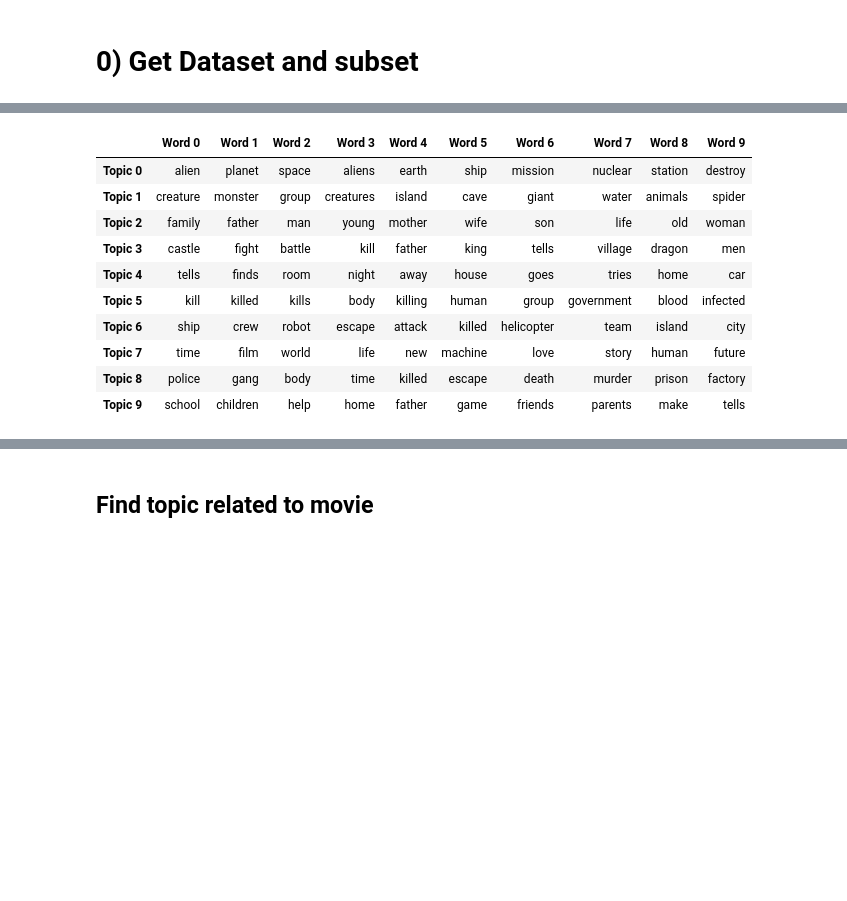
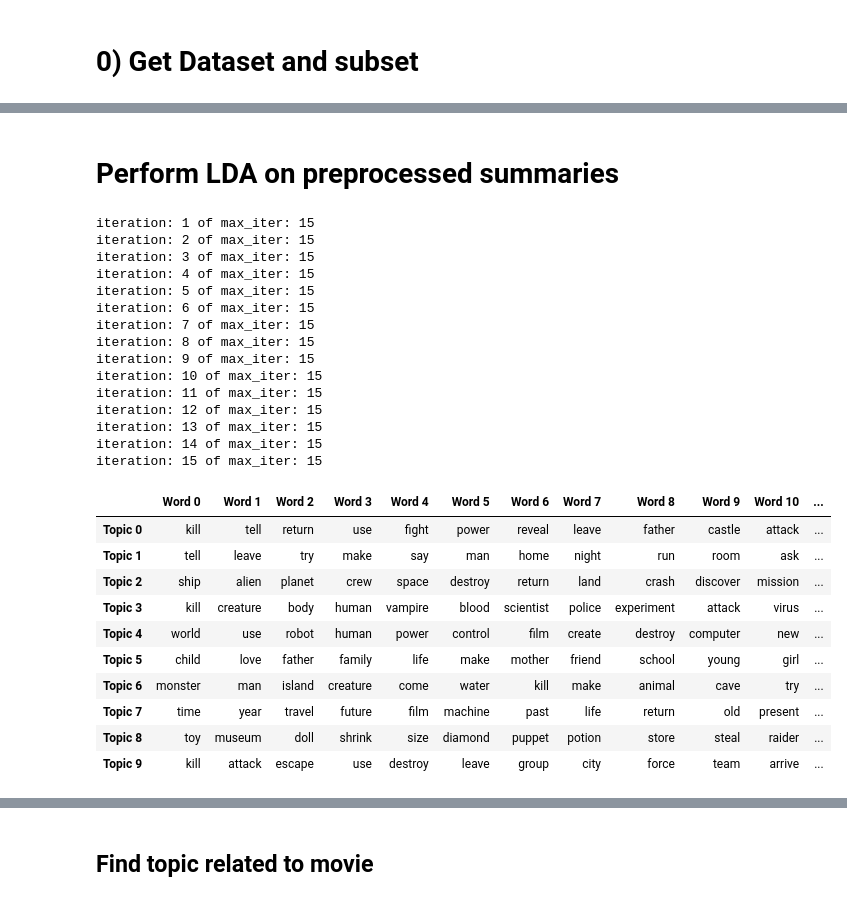
Before and after one commit to epfl-ada/ada-2023-project-thepiratesofthestreet, a Jupyter notebook: Topic_Model_sklearn.ipynb, the cells around one changed output, grey strips where cells are left out. Drawn from its saved outputs; the diff is of its cells as text; code cells hidden in the pictures; blank space fills up the shorter version.

```diff
--- a/Topic_Model_sklearn.ipynb
+++ b/Topic_Model_sklearn.ipynb
@@ -30,7 +30,7 @@ df_movies, df_summaries = preprocessing.get_datasets()
 df_genres = preprocessing.get_movie_genres_dataframe(df_movies=df_movies)
 
 if os.path.exists('df_fictional_summaries.csv'):
-    df_fictional_summaries = pd.load('df_fictional_summaries.csv')
+    df_fictional_summaries = pd.read_csv('df_fictional_summaries.csv')
 else:
     df_fictional_summaries = preprocessing.get_fictional_summaries_subset(df_genres=df_genres, df_movies=df_movies, df_summaries=df_summaries)
     df_fictional_summaries.to_csv('df_fictional_summaries.csv')
@@ -87,21 +87,9 @@ nlp = spacy.load("en_core_web_sm")
 
 def filter_names_spacy_batch(docs):
     processed_docs = []
-    for doc in nlp.pipe(docs, batch_size=100, disable=["parser", "textcat", "lemmatizer"], n_process=6):
-        filtered_tokens = [token.text for token in doc if token.pos_ != 'PROPN']
+    for doc in nlp.pipe(docs, batch_size=100, disable=["tagger", "textcat"], n_process=6):
+        filtered_tokens = [token.lemma_ for token in doc if token.pos_ != 'PROPN']
         processed_docs.append(' '.join(filtered_tokens))
     return processed_docs
 
-
-preprocessed_summaries = df_fictional_summaries.copy().reset_index()
-preprocessed_summaries['preprocessed_summary'] = preprocessed_sample_summaries
-preprocessed_summaries
-
-
-save_csv = False
-read_csv = True
-
-if save_csv:
-    preprocessed_summaries.to_csv('preprocessed_fictional_summaries.csv')
-elif read_csv:
-    preprocessed_sample_summaries = pd.read_csv("preprocessed_fictional_summaries.csv")
+preprocessed_summaries = filter_names_spacy_batch(df_fictional_summaries['movie_summary'])
@@ -121,53 +124,73 @@ def custom_tokenizer(text):
+# %% [markdown]
+# Perform LDA on preprocessed summaries
 # %%
 # General parameters to adapt
-n_features = 2000
-n_components = 10
-n_top_words = 10
+n_features = 3000
+n_topics = 10
+n_top_words = 15
 
 # Vectorize the summaries
 vectorizer = CountVectorizer(max_df=0.50, min_df=5, max_features=n_features, stop_words="english")
+#vectorizer = TfidfVectorizer(stop_words='english', max_df=0.75, min_df=10, max_features=n_features)
 
-#dtm = vectorizer.fit_transform(preprocessed_sample_summaries)
-
-#vectorizer = TfidfVectorizer(stop_words='english', max_df=0.75, min_df=10, max_features=n_features)
-dtm = vectorizer.fit_transform(preprocessed_sample_summaries)
+dtm = vectorizer.fit_transform(preprocessed_summaries)
 
 # Create the LatentDirichletAllocation model
 lda = LatentDirichletAllocation(
-    n_components=n_components,
+    n_components=n_topics,
+    doc_topic_prior= 0.05,
+    topic_word_prior= 0.2,
     learning_method = 'online',
     max_iter=15,
     random_state=7,
+    verbose=1
 )
 
 lda.fit(dtm)
 
 # Define function to show top n keywords for each topic
 def show_topics(vectorizer=vectorizer, lda_model=lda, n_words=10):
     keywords = np.array(vectorizer.get_feature_names_out())
     topic_keywords = []
     for topic_weights in lda_model.components_:
         top_keyword_locs = (-topic_weights).argsort()[:n_words]
         topic_keywords.append(keywords.take(top_keyword_locs))
     return topic_keywords
 
 # Show the topics with their n_top words in a DataFrame form
 topic_keywords = show_topics(vectorizer=vectorizer, lda_model=lda, n_words=n_top_words)
 df_topic_keywords = pd.DataFrame(topic_keywords)
 
 # Improve comprehension with adapted column and index names
 df_topic_keywords.columns = ['Word '+str(i) for i in range(df_topic_keywords.shape[1])]
 df_topic_keywords.index = ['Topic '+str(i) for i in range(df_topic_keywords.shape[0])]
 display(df_topic_keywords)
+
+# takes around 1min30 with 2000 features
 # %% [output]
+iteration: 1 of max_iter: 15
+iteration: 2 of max_iter: 15
+iteration: 3 of max_iter: 15
+iteration: 4 of max_iter: 15
+iteration: 5 of max_iter: 15
+iteration: 6 of max_iter: 15
+iteration: 7 of max_iter: 15
+iteration: 8 of max_iter: 15
+iteration: 9 of max_iter: 15
+iteration: 10 of max_iter: 15
+iteration: 11 of max_iter: 15
+iteration: 12 of max_iter: 15
+iteration: 13 of max_iter: 15
+iteration: 14 of max_iter: 15
+iteration: 15 of max_iter: 15
-|  | Word 0 | Word 1 | Word 2 | Word 3 | Word 4 | Word 5 | Word 6 | Word 7 | Word 8 | Word 9 |
-| Topic 0 | alien | planet | space | aliens | earth | ship | mission | nuclear | station | destroy |
-| Topic 1 | creature | monster | group | creatures | island | cave | giant | water | animals | spider |
-| Topic 2 | family | father | man | young | mother | wife | son | life | old | woman |
-| Topic 3 | castle | fight | battle | kill | father | king | tells | village | dragon | men |
-| Topic 4 | tells | finds | room | night | away | house | goes | tries | home | car |
-| Topic 5 | kill | killed | kills | body | killing | human | group | government | blood | infected |
-| Topic 6 | ship | crew | robot | escape | attack | killed | helicopter | team | island | city |
-| Topic 7 | time | film | world | life | new | machine | love | story | human | future |
-| Topic 8 | police | gang | body | time | killed | escape | death | murder | prison | factory |
-| Topic 9 | school | children | help | home | father | game | friends | parents | make | tells |
+|  | Word 0 | Word 1 | Word 2 | Word 3 | Word 4 | Word 5 | Word 6 | Word 7 | Word 8 | Word 9 | Word 10 | ... |
+| Topic 0 | kill | tell | return | use | fight | power | reveal | leave | father | castle | attack | ... |
+| Topic 1 | tell | leave | try | make | say | man | home | night | run | room | ask | ... |
+| Topic 2 | ship | alien | planet | crew | space | destroy | return | land | crash | discover | mission | ... |
+| Topic 3 | kill | creature | body | human | vampire | blood | scientist | police | experiment | attack | virus | ... |
+| Topic 4 | world | use | robot | human | power | control | film | create | destroy | computer | new | ... |
+| Topic 5 | child | love | father | family | life | make | mother | friend | school | young | girl | ... |
+| Topic 6 | monster | man | island | creature | come | water | kill | make | animal | cave | try | ... |
+| Topic 7 | time | year | travel | future | film | machine | past | life | return | old | present | ... |
+| Topic 8 | toy | museum | doll | shrink | size | diamond | puppet | potion | store | steal | raider | ... |
+| Topic 9 | kill | attack | escape | use | destroy | leave | group | city | force | team | arrive | ... |
```
Also changed, not shown: parts of 20 cells of this notebook, 3 other files.
